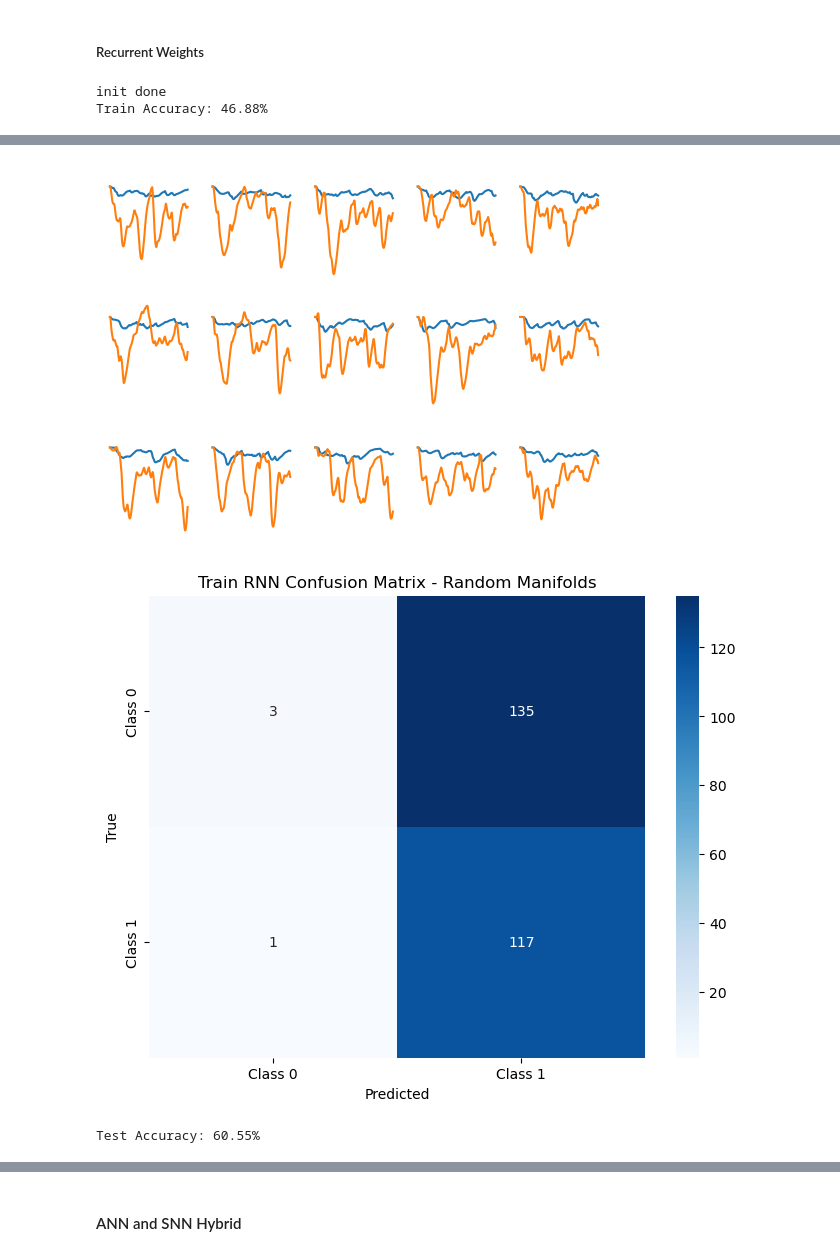
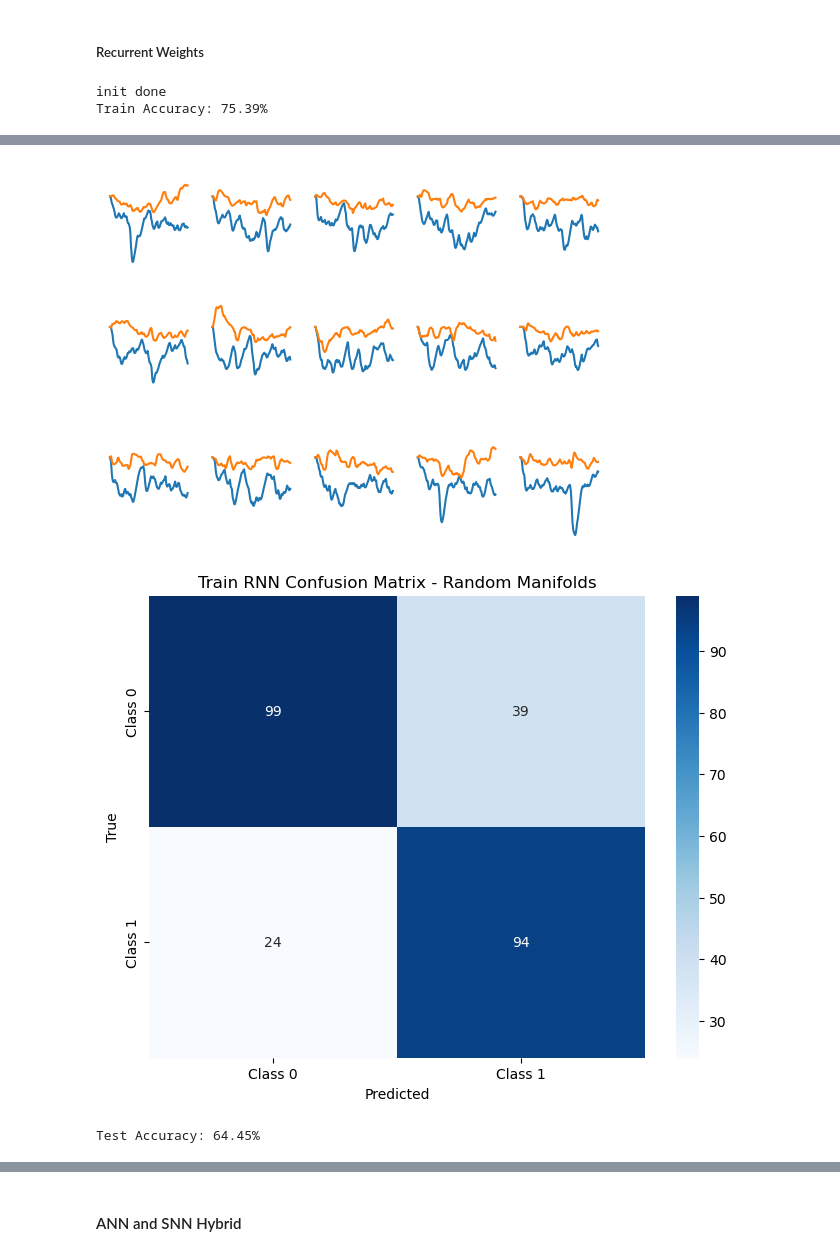
Before and after one commit to nalinir/spytorch, a Jupyter notebook: notebooks/HU_implementation_buildup.ipynb, the cells around one changed output, grey strips where cells are left out. Saved outputs shown, nothing was run; the diff lists cells and outputs as text; code cells hidden in the pictures.

```diff
--- a/notebooks/HU_implementation_buildup.ipynb
+++ b/notebooks/HU_implementation_buildup.ipynb
@@ -989,7 +989,7 @@ torch.nn.init.normal_(v1, mean=0.0, std=weight_scale/np.sqrt(nb_inputs))
 
 print("init done")
 
-params = [w1,w2]
+params = [w1,w2,v1]
 optimizer = torch.optim.Adam(params, lr=2e-3, betas=(0.9,0.999))
 
 log_softmax_fn = nn.LogSoftmax(dim=1)
@@ -1035,4 +1035,4 @@ class_names = [f"Class {i}" for i in range(nb_outputs)]
 plot_confusion_matrix(test_conf_matrix, class_names, "Test RNN")
 # %% [output]
 init done
-Train Accuracy: 46.88%
+Train Accuracy: 75.39%
@@ -1041,3 +1041,3 @@ Train Accuracy: 46.88%
-[figure, old version]
+[figure, new version]
-[figure, old version]
+[figure, new version]
-Test Accuracy: 60.55%
+Test Accuracy: 64.45%
```
Also changed, not shown: parts of 2 cells of this notebook, 9 other files.
